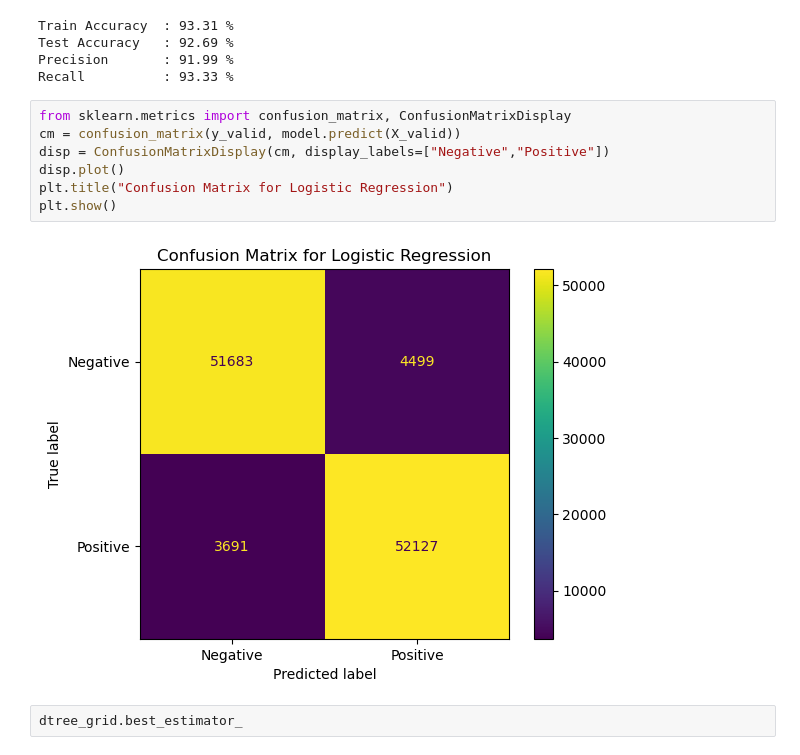
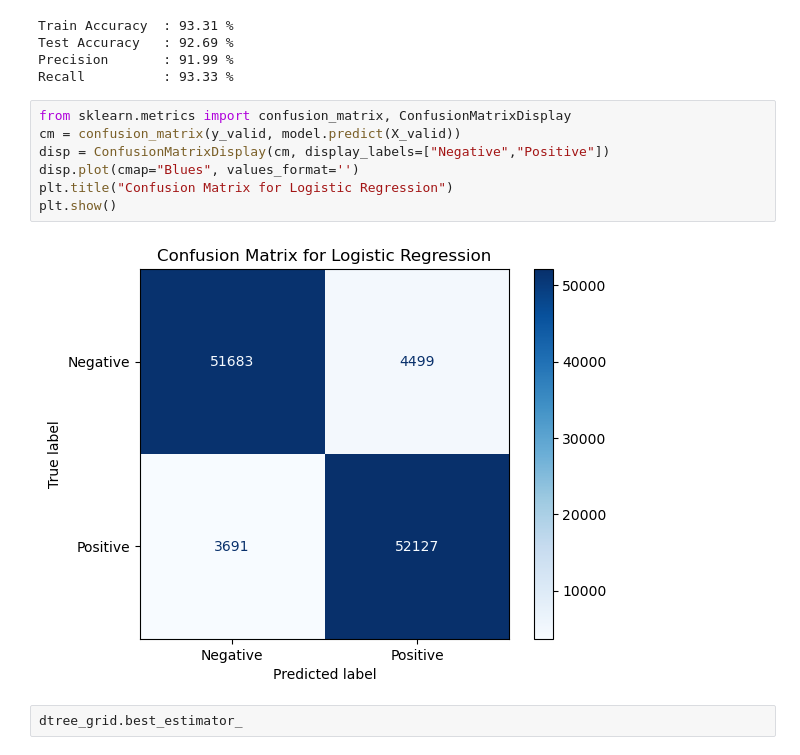
Before and after one commit to ddurgoji/yelp-reviews-capstone-project-ucb-ml-ai, a Jupyter notebook: yelp-reviews-capstone-ucb-mlai.ipynb, the cells around one changed output. Saved outputs shown, nothing was run; the diff lists cells and outputs as text.

```diff
--- a/yelp-reviews-capstone-ucb-mlai.ipynb
+++ b/yelp-reviews-capstone-ucb-mlai.ipynb
@@ -854,12 +854,12 @@ Recall          : 93.33 %
 # %%
 from sklearn.metrics import confusion_matrix, ConfusionMatrixDisplay
 cm = confusion_matrix(y_valid, model.predict(X_valid))
 disp = ConfusionMatrixDisplay(cm, display_labels=["Negative","Positive"])
-disp.plot()
+disp.plot(cmap="Blues", values_format='')
 plt.title("Confusion Matrix for Logistic Regression")
 plt.show()
 # %% [output]
-[figure, old version]
+[figure, new version]
 # %%
 dtree_grid.best_estimator_
 # %% [output]
```
Also changed, not shown: parts of 12 cells of this notebook, 1 other file.
